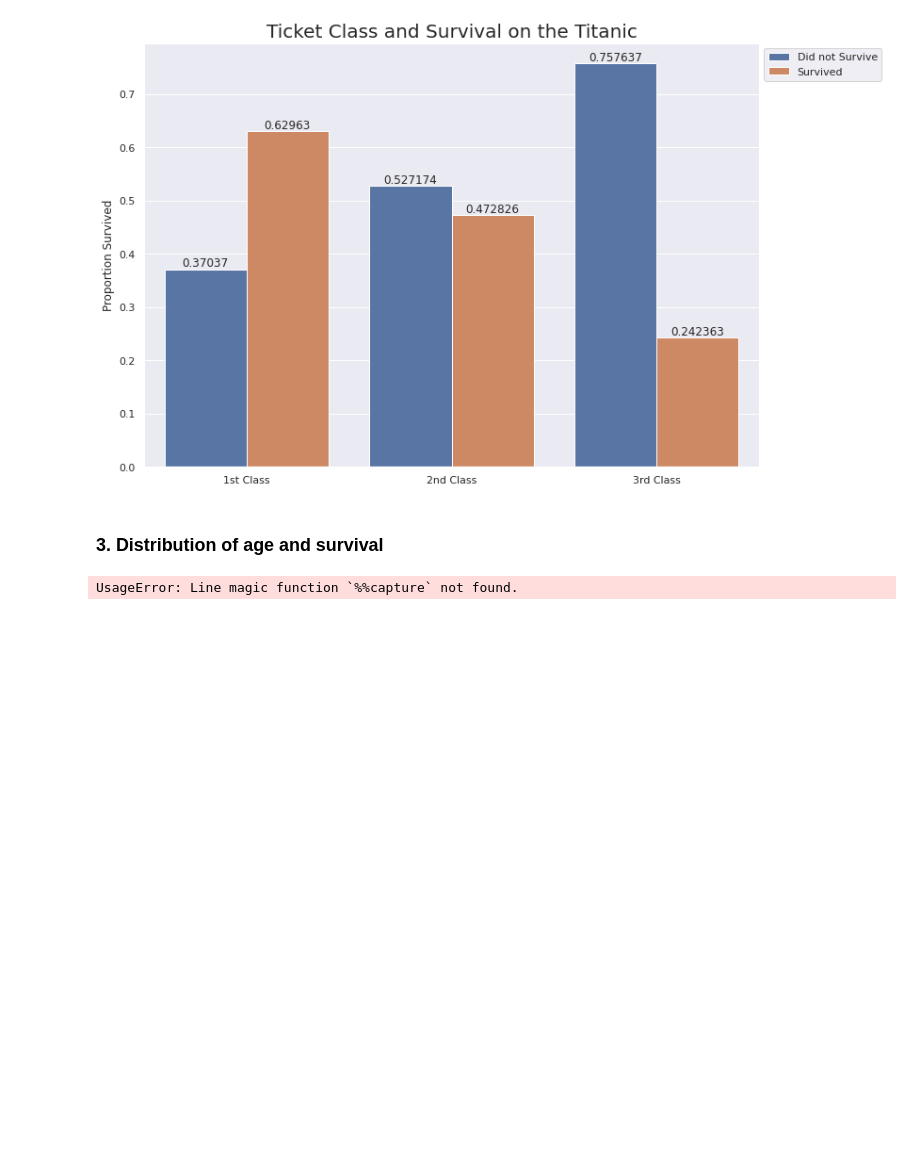
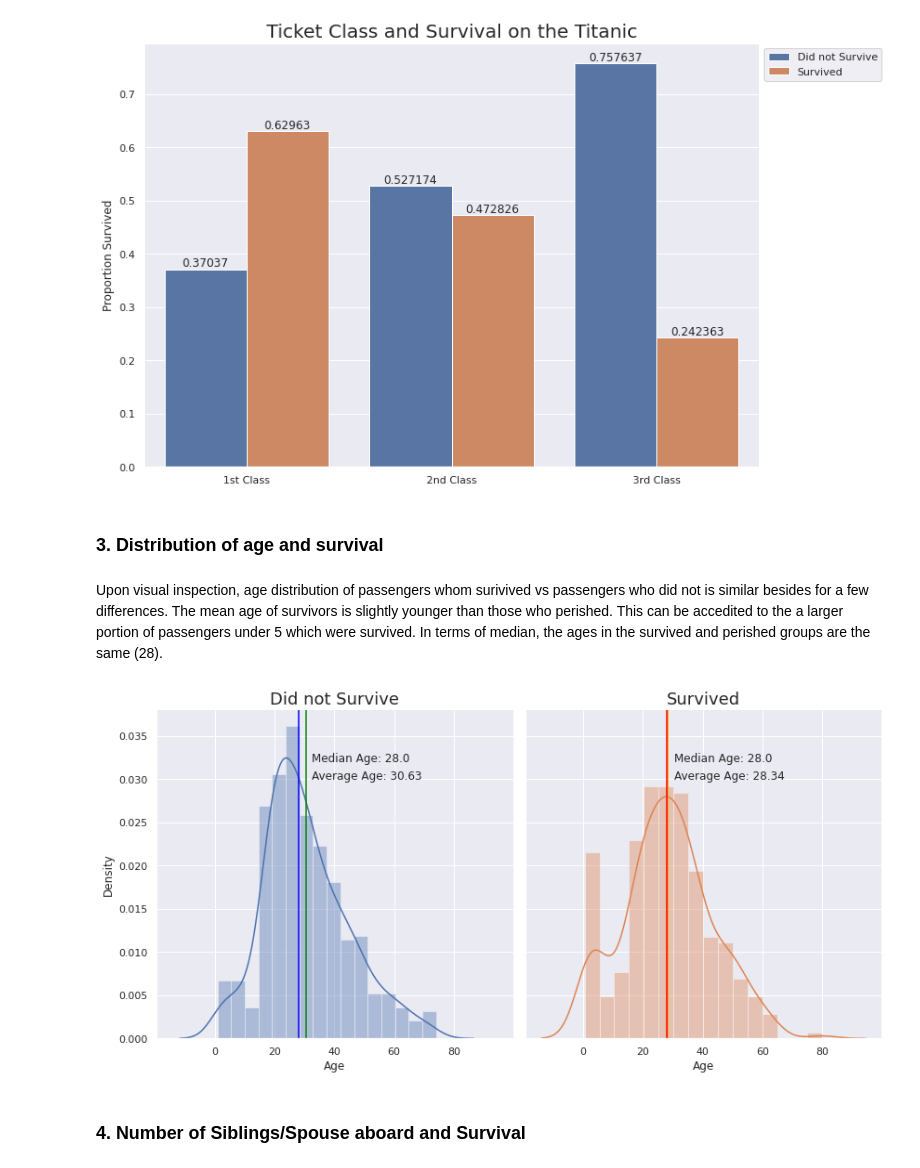
Before and after one commit to benyamindsmith/kaggle, a Jupyter notebook: another-titanic-data-analysis.ipynb, the cells around one changed output. Cells and saved outputs as stored; diff of their text form; code cells hidden in the pictures; blank space fills up the shorter version.

```diff
--- a/another-titanic-data-analysis.ipynb
+++ b/another-titanic-data-analysis.ipynb
@@ -184,11 +184,31 @@ plt.show()
 [figure]
 # %% [markdown]
 ### 3. Distribution of age and survival
-# %%
-# Mute Warnings
-%%capture --no-display
-ax = sns.FacetGrid(dt, col='Survived',hue="Survived", height=6)
-ax.map(sns.distplot, 'Age')
-plt.show()
-# %% [output]
-UsageError: Line magic function `%%capture` not found.
+# %% [markdown]
+Upon visual inspection, age distribution of passengers whom surivived vs passengers who did not is similar besides for a few differences. The mean age of survivors is slightly younger than those who perished. This can be accedited to the a larger portion of passengers under 5 which were survived. In terms of median, the ages in the survived and perished groups are the same (28).
+# %%
+%%capture --no-display
+# mute warnings^
+ax = sns.FacetGrid(dt, col='Survived',hue="Survived", height=6)
+
+ax.map(sns.distplot, 'Age')
+ax1, ax2 = ax.axes[0]
+ax1.axvline(x=dt[dt["Survived"]==0].Age.mean(),
+            color='green')
+ax2.axvline(x=dt[dt["Survived"]==1].Age.mean(),
+            color='orange')
+ax1.axvline(x=dt[dt["Survived"]==0].Age.median(),
+            color='blue')
+ax2.axvline(x=dt[dt["Survived"]==1].Age.median(),
+            color='red')
+ax1.text(dt[dt["Survived"]==0].Age.mean()+2,0.03, "Average Age: "+ str(round(dt[dt["Survived"]==0].Age.mean(),2)))
+ax2.text(dt[dt["Survived"]==1].Age.mean()+2,0.03, "Average Age: "+ str(round(dt[dt["Survived"]==1].Age.mean(),2)))
+ax1.text(dt[dt["Survived"]==0].Age.mean()+2,0.032, "Median Age: "+ str(round(dt[dt["Survived"]==0].Age.median(),2)))
+ax2.text(dt[dt["Survived"]==1].Age.mean()+2,0.032, "Median Age: "+ str(round(dt[dt["Survived"]==1].Age.median(),2)))
+ax1.set_title("Did not Survive",size=18)
+ax2.set_title("Survived",size=18)
+plt.show()
+# %% [output]
+[figure, added]
+# %% [markdown]
+### 4. Number of Siblings/Spouse aboard and Survival
```
